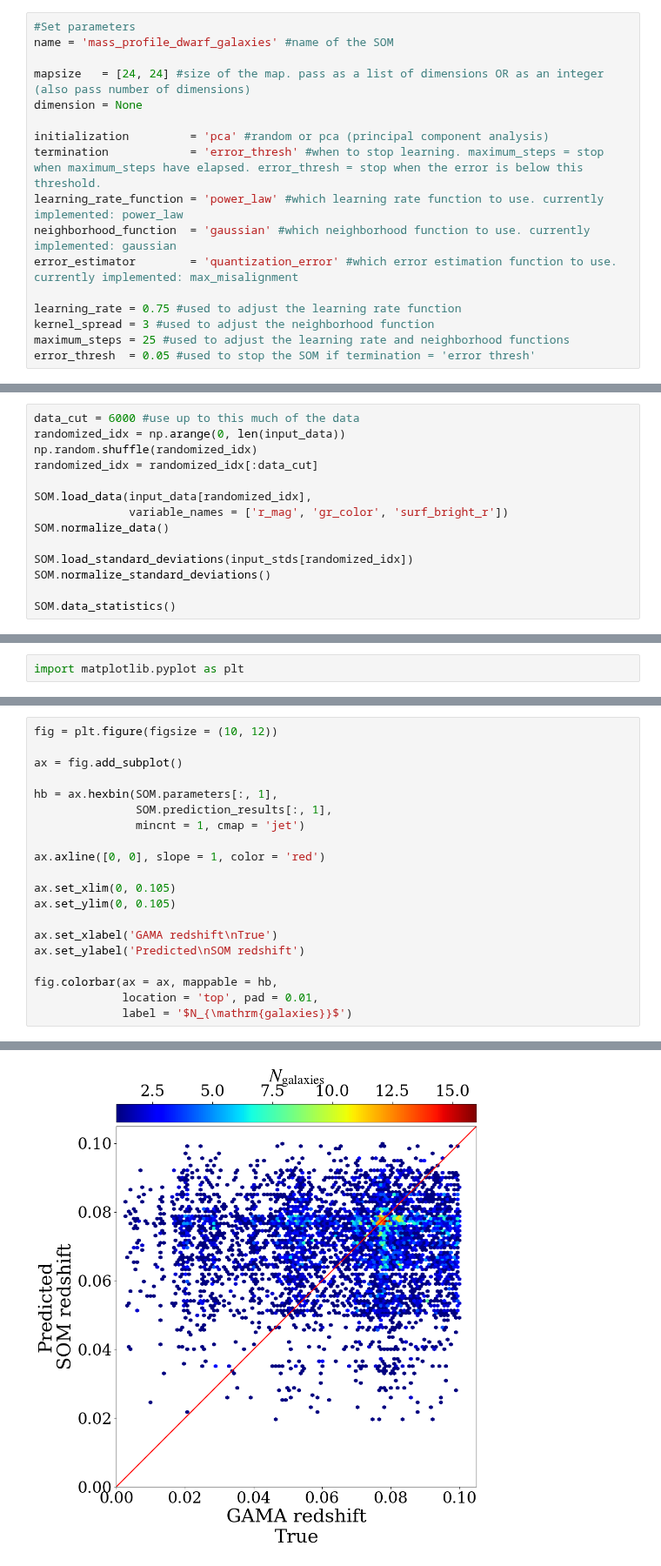
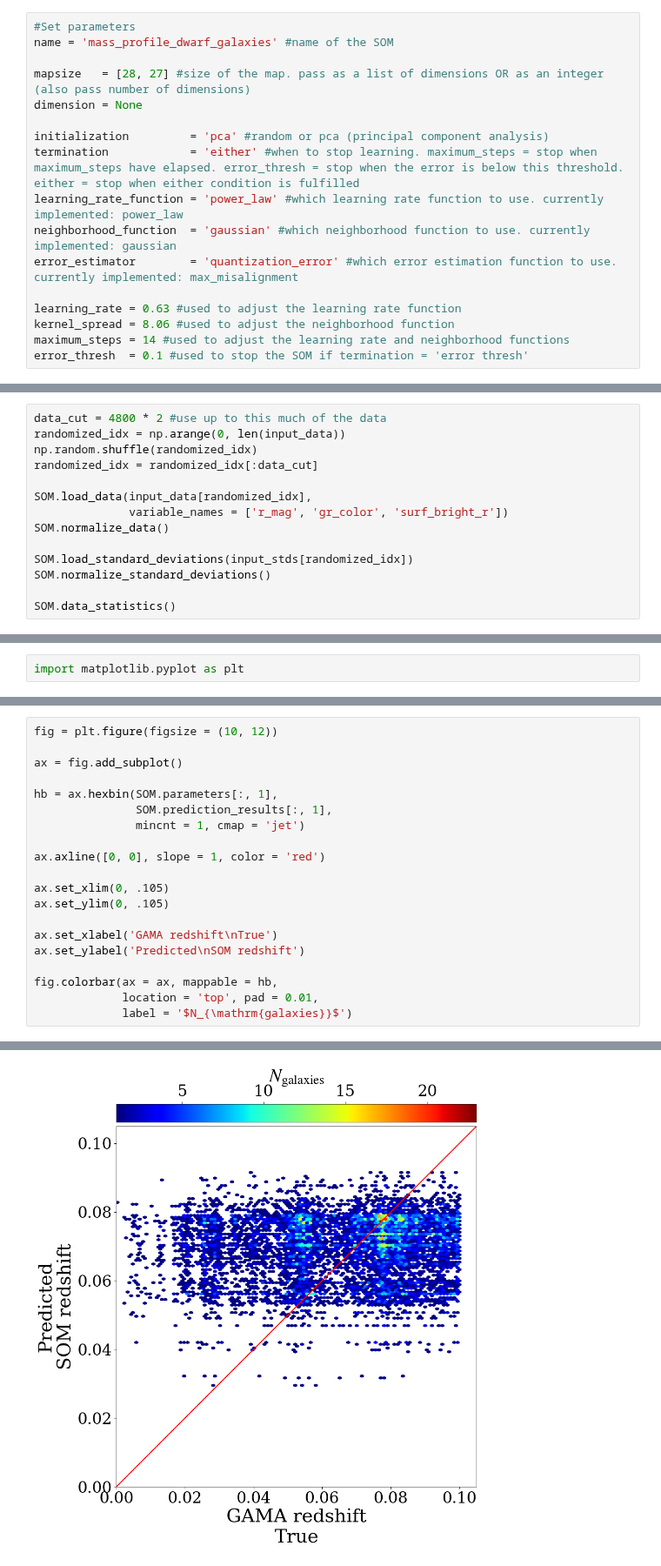
Before and after one commit to lsajkov/strw_mpdg, a Jupyter notebook: mpdg_run_som.ipynb, the cells around one changed output, grey strips where cells are left out. Shown at 87% size. Drawn from its saved outputs; the diff is of its cells as text.

```diff
--- a/mpdg_run_som.ipynb
+++ b/mpdg_run_som.ipynb
@@ -44,19 +44,19 @@ from mpdg_som import SelfOrganizingMap
 #Set parameters
 name = 'mass_profile_dwarf_galaxies' #name of the SOM
 
-mapsize   = [24, 24] #size of the map. pass as a list of dimensions OR as an integer (also pass number of dimensions)
+mapsize   = [28, 27] #size of the map. pass as a list of dimensions OR as an integer (also pass number of dimensions)
 dimension = None
 
 initialization         = 'pca' #random or pca (principal component analysis)
-termination            = 'error_thresh' #when to stop learning. maximum_steps = stop when maximum_steps have elapsed. error_thresh = stop when the error is below this threshold.
+termination            = 'either' #when to stop learning. maximum_steps = stop when maximum_steps have elapsed. error_thresh = stop when the error is below this threshold. either = stop when either condition is fulfilled
 learning_rate_function = 'power_law' #which learning rate function to use. currently implemented: power_law
 neighborhood_function  = 'gaussian' #which neighborhood function to use. currently implemented: gaussian
 error_estimator        = 'quantization_error' #which error estimation function to use. currently implemented: max_misalignment
 
-learning_rate = 0.75 #used to adjust the learning rate function
-kernel_spread = 3 #used to adjust the neighborhood function
-maximum_steps = 25 #used to adjust the learning rate and neighborhood functions
-error_thresh  = 0.05 #used to stop the SOM if termination = 'error thresh'
+learning_rate = 0.63 #used to adjust the learning rate function
+kernel_spread = 8.06 #used to adjust the neighborhood function
+maximum_steps = 14 #used to adjust the learning rate and neighborhood functions
+error_thresh  = 0.1 #used to stop the SOM if termination = 'error thresh'
 # %%
 #Declare the SOM
 SOM = SelfOrganizingMap(
@@ -74,7 +74,7 @@ SOM = SelfOrganizingMap(
     error_thresh           = error_thresh
 )
 # %%
-data_cut = 6000 #use up to this much of the data
+data_cut = 4800 * 2 #use up to this much of the data
 randomized_idx = np.arange(0, len(input_data))
 np.random.shuffle(randomized_idx)
 randomized_idx = randomized_idx[:data_cut]
@@ -166,23 +201,23 @@ fig.colorbar(ax = ax, mappable = hb,
 # %%
 fig = plt.figure(figsize = (10, 12))
 
 ax = fig.add_subplot()
 
 hb = ax.hexbin(SOM.parameters[:, 1],
                SOM.prediction_results[:, 1],
                mincnt = 1, cmap = 'jet')
 
 ax.axline([0, 0], slope = 1, color = 'red')
 
-ax.set_xlim(0, 0.105)
-ax.set_ylim(0, 0.105)
+ax.set_xlim(0, .105)
+ax.set_ylim(0, .105)
 
 ax.set_xlabel('GAMA redshift\nTrue')
 ax.set_ylabel('Predicted\nSOM redshift')
 
 fig.colorbar(ax = ax, mappable = hb,
              location = 'top', pad = 0.01,
              label = '$N_{\mathrm{galaxies}}$')
 # %% [output]
 <matplotlib.colorbar.Colorbar at 0x...>
-[figure, old version]
+[figure, new version]
```
Also changed, not shown: parts of 11 cells of this notebook, 5 other files.
